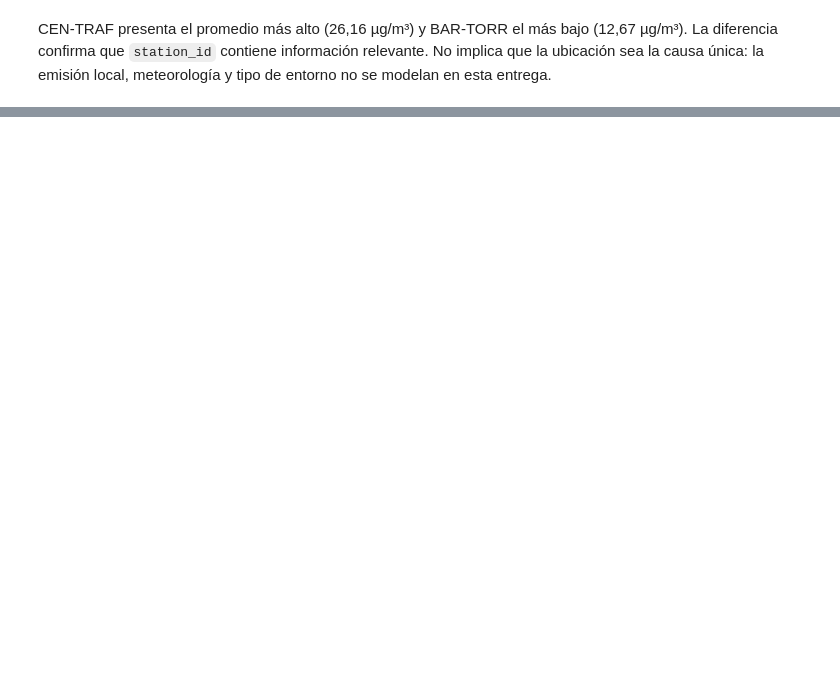
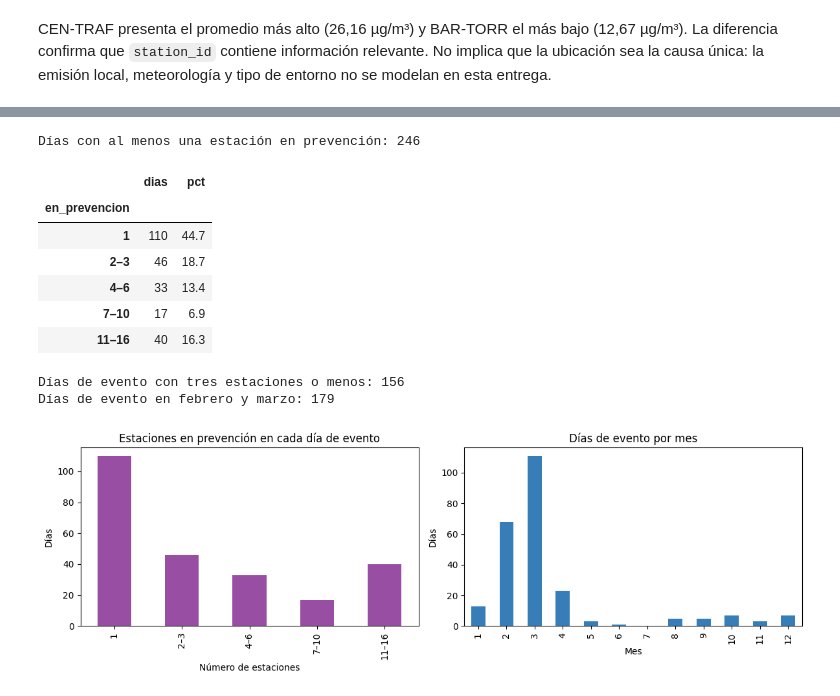
Before and after one commit to linaballesteros/air-quality-applied-ml, a Jupyter notebook: notebooks/01_eda_pm25.ipynb, the cells around one changed output, grey strips where cells are left out. Cells and saved outputs as stored; diff of their text form; code cells hidden in the pictures; blank space fills up the shorter version.

```diff
--- a/notebooks/01_eda_pm25.ipynb
+++ b/notebooks/01_eda_pm25.ipynb
@@ -446,0 +479,33 @@ Los datos permiten formular empíricamente un problema supervisado de regresión
+# %%
+daily_valid = daily.dropna(subset=['pm25_mean']).copy()
+daily_valid['en_prevencion'] = daily_valid['pm25_mean'] >= PREVENTION_THRESHOLD
+by_day = daily_valid.groupby('date').agg(estaciones_validas=('en_prevencion', 'size'), en_prevencion=('en_prevencion', 'sum'))
+event_days = by_day[by_day['en_prevencion'] > 0].copy()
+print('Días con al menos una estación en prevención:', len(event_days))
+spread = pd.cut(event_days['en_prevencion'], bins=[0, 1, 3, 6, 10, 16], labels=['1', '2–3', '4–6', '7–10', '11–16'])
+spread_table = spread.value_counts().sort_index().to_frame('dias')
+spread_table['pct'] = (100 * spread_table['dias'] / len(event_days)).round(1)
+display(spread_table)
+print('Días de evento con tres estaciones o menos:', int((event_days['en_prevencion'] <= 3).sum()))
+event_months = event_days.index.month.value_counts().sort_index()
+print('Días de evento en febrero y marzo:', int(event_months.reindex([2, 3], fill_value=0).sum()))
+
+fig, axes = plt.subplots(1, 2, figsize=(12, 4))
+spread_table['dias'].plot.bar(ax=axes[0], color='#984ea3')
+axes[0].set(title='Estaciones en prevención en cada día de evento', xlabel='Número de estaciones', ylabel='Días')
+event_months.reindex(range(1, 13), fill_value=0).plot.bar(ax=axes[1], color='#377eb8')
+axes[1].set(title='Días de evento por mes', xlabel='Mes', ylabel='Días')
+plt.tight_layout()
+plt.show()
+# %% [output]
+Días con al menos una estación en prevención: 246
+|  | dias | pct |
+| en_prevencion |  |  |
+| 1 | 110 | 44.7 |
+| 2–3 | 46 | 18.7 |
+| 4–6 | 33 | 13.4 |
+| 7–10 | 17 | 6.9 |
+| 11–16 | 40 | 16.3 |
+Días de evento con tres estaciones o menos: 156
+Días de evento en febrero y marzo: 179
+[figure, added]
```
Also changed, not shown: parts of 40 cells of this notebook.
